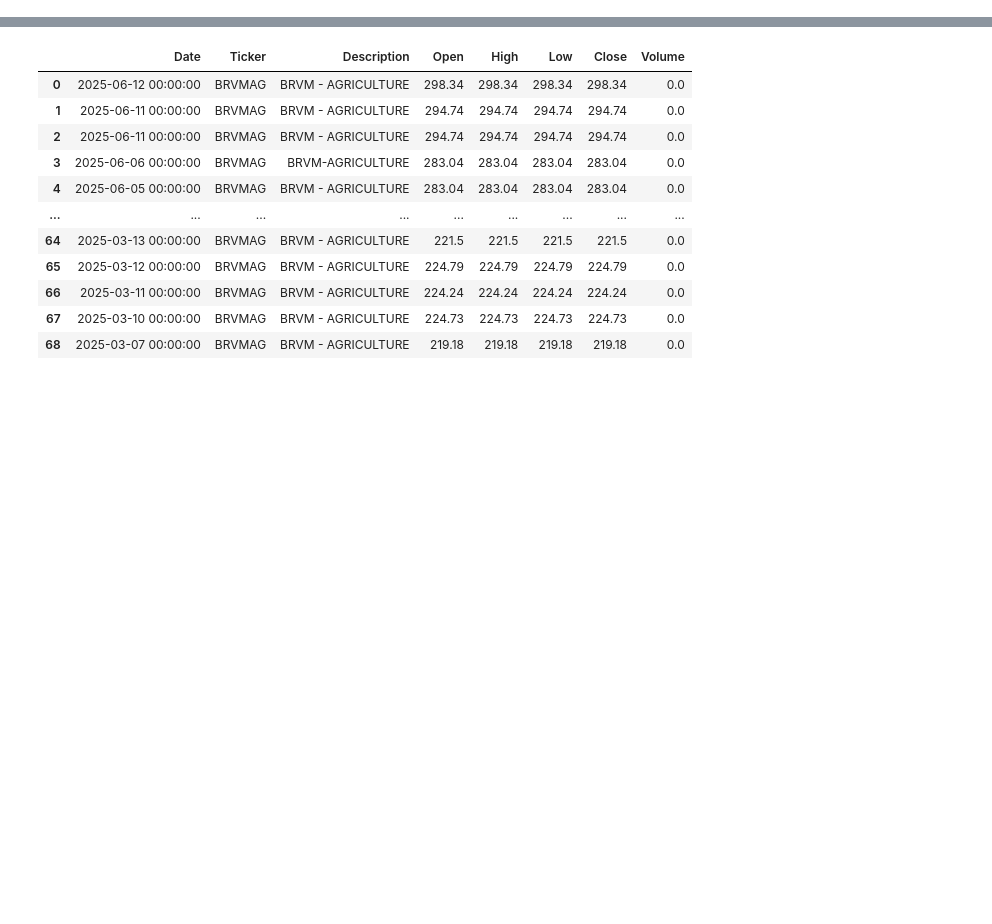
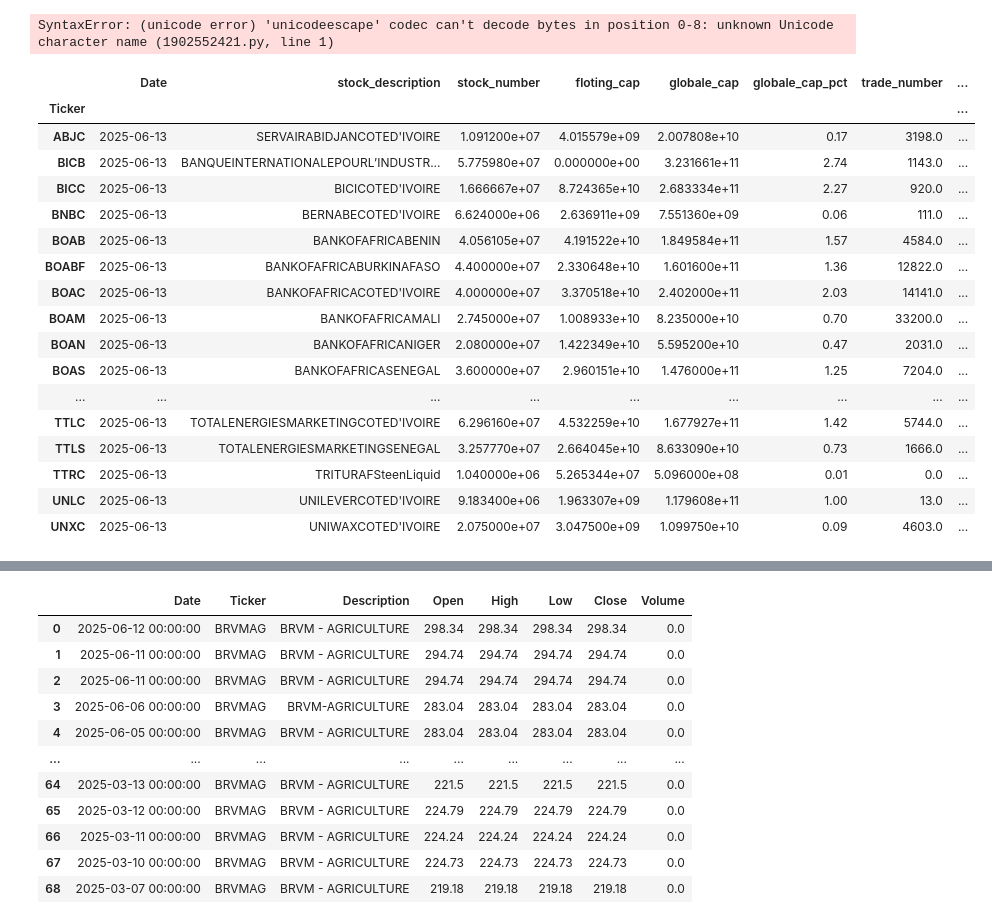
Before and after one commit to Lanzeni777/BPALS, a Jupyter notebook: NoteBooks/Classes.ipynb, the cells around one changed output, grey strips where cells are left out. Saved outputs shown, nothing was run; the diff lists cells and outputs as text; code cells hidden in the pictures; blank space fills up the shorter version.

```diff
--- a/NoteBooks/Classes.ipynb
+++ b/NoteBooks/Classes.ipynb
@@ -36,3 +45,35 @@ No duplicated row found
+# %%
+print(u'\N{check}')
+# %% [output]
+SyntaxError: (unicode error) 'unicodeescape' codec can't decode bytes in position 0-8: unknown Unicode character name (1902552421.py, line 1)
+# %%
+def insert_daily_market_cap(self):
+    ldf = self.dp.get_today_data_from_brvm()
+    col = ['Date', 'Stock Description', 'Nombre de titres', 'Capitalisation flottante', 'Capitalisation globale',
+           'Capitalisation globale (%)', 'Nombre de titres échangés', 'Valeur échangée', 'valeur globale échangée %', 'PER']
+    df_m = ldf[1].merge(ldf[2], on=["Stock Description", "Date", "Ticker"])[col]
+    df_m.columns = ['Date', 'stock_description', 'stock_number', 'floting_cap', 'globale_cap', 'globale_cap_pct', 'trade_number', 'trade_value', 'globale_trade_value_pct', 'PER']
+    df_m["Date"] = self.dp,make_date(df_m['Date'])
+    self.insert_dataframe(df_m, "market_cap")
+# %% [output]
+|  | Date | stock_description | stock_number | floting_cap | globale_cap | globale_cap_pct | trade_number | ... |
+| Ticker |  |  |  |  |  |  |  | ... |
+| ABJC | 2025-06-13 | SERVAIRABIDJANCOTED'IVOIRE | 1.091200e+07 | 4.015579e+09 | 2.007808e+10 | 0.17 | 3198.0 | ... |
+| BICB | 2025-06-13 | BANQUEINTERNATIONALEPOURL’INDUSTR... | 5.775980e+07 | 0.000000e+00 | 3.231661e+11 | 2.74 | 1143.0 | ... |
+| BICC | 2025-06-13 | BICICOTED'IVOIRE | 1.666667e+07 | 8.724365e+10 | 2.683334e+11 | 2.27 | 920.0 | ... |
+| BNBC | 2025-06-13 | BERNABECOTED'IVOIRE | 6.624000e+06 | 2.636911e+09 | 7.551360e+09 | 0.06 | 111.0 | ... |
+| BOAB | 2025-06-13 | BANKOFAFRICABENIN | 4.056105e+07 | 4.191522e+10 | 1.849584e+11 | 1.57 | 4584.0 | ... |
+| BOABF | 2025-06-13 | BANKOFAFRICABURKINAFASO | 4.400000e+07 | 2.330648e+10 | 1.601600e+11 | 1.36 | 12822.0 | ... |
+| BOAC | 2025-06-13 | BANKOFAFRICACOTED'IVOIRE | 4.000000e+07 | 3.370518e+10 | 2.402000e+11 | 2.03 | 14141.0 | ... |
+| BOAM | 2025-06-13 | BANKOFAFRICAMALI | 2.745000e+07 | 1.008933e+10 | 8.235000e+10 | 0.70 | 33200.0 | ... |
+| BOAN | 2025-06-13 | BANKOFAFRICANIGER | 2.080000e+07 | 1.422349e+10 | 5.595200e+10 | 0.47 | 2031.0 | ... |
+| BOAS | 2025-06-13 | BANKOFAFRICASENEGAL | 3.600000e+07 | 2.960151e+10 | 1.476000e+11 | 1.25 | 7204.0 | ... |
+| ... | ... | ... | ... | ... | ... | ... | ... | ... |
+| TTLC | 2025-06-13 | TOTALENERGIESMARKETINGCOTED'IVOIRE | 6.296160e+07 | 4.532259e+10 | 1.677927e+11 | 1.42 | 5744.0 | ... |
+| TTLS | 2025-06-13 | TOTALENERGIESMARKETINGSENEGAL | 3.257770e+07 | 2.664045e+10 | 8.633090e+10 | 0.73 | 1666.0 | ... |
+| TTRC | 2025-06-13 | TRITURAFSteenLiquid | 1.040000e+06 | 5.265344e+07 | 5.096000e+08 | 0.01 | 0.0 | ... |
+| UNLC | 2025-06-13 | UNILEVERCOTED'IVOIRE | 9.183400e+06 | 1.963307e+09 | 1.179608e+11 | 1.00 | 13.0 | ... |
+| UNXC | 2025-06-13 | UNIWAXCOTED'IVOIRE | 2.075000e+07 | 3.047500e+09 | 1.099750e+10 | 0.09 | 4603.0 | ... |
 # %%
 p = kl_db.get_prices(["BNBC", "ABJC"], "2025-01-30")#, "2025-05-30")
 p
```
Also changed, not shown: parts of 13 cells of this notebook, 7 other files.
